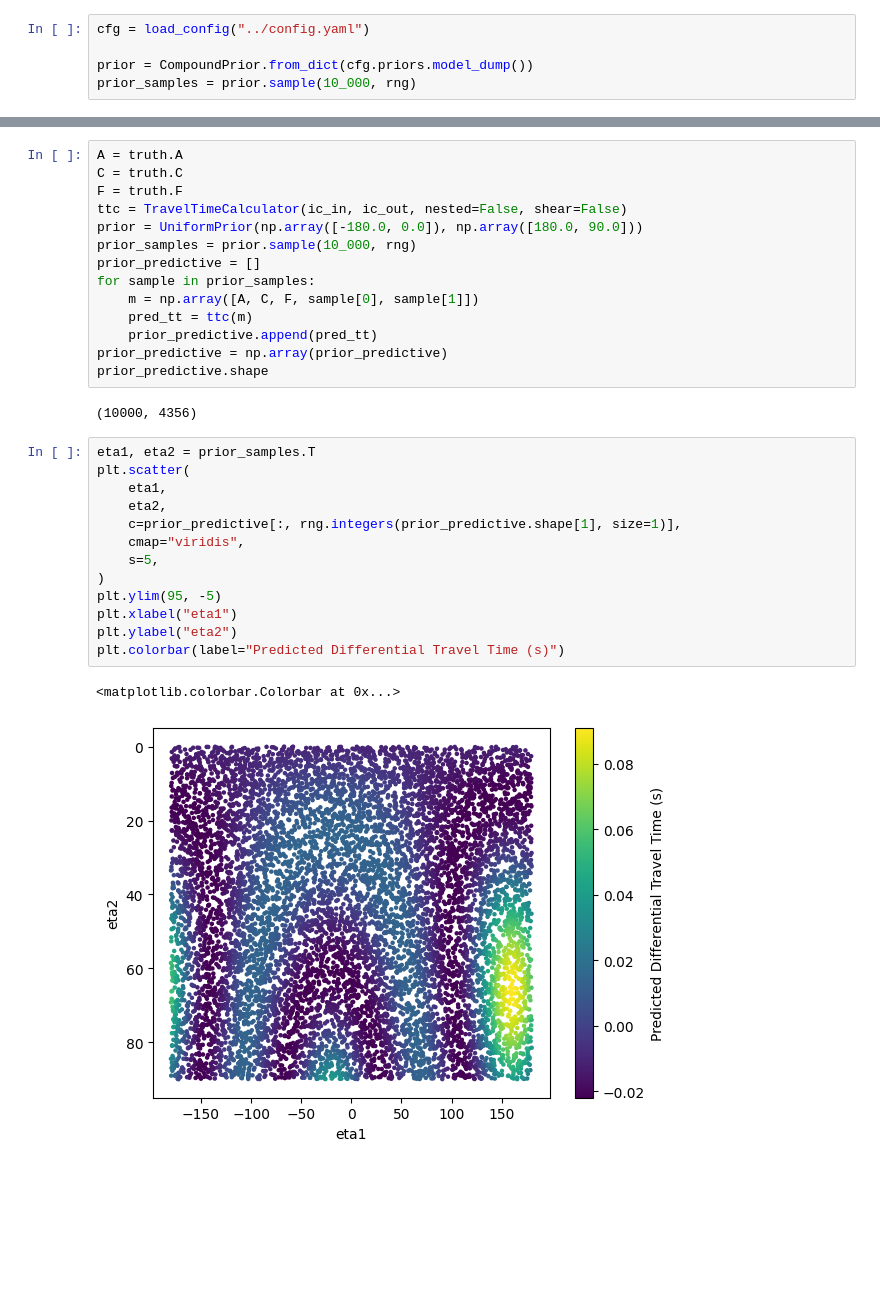
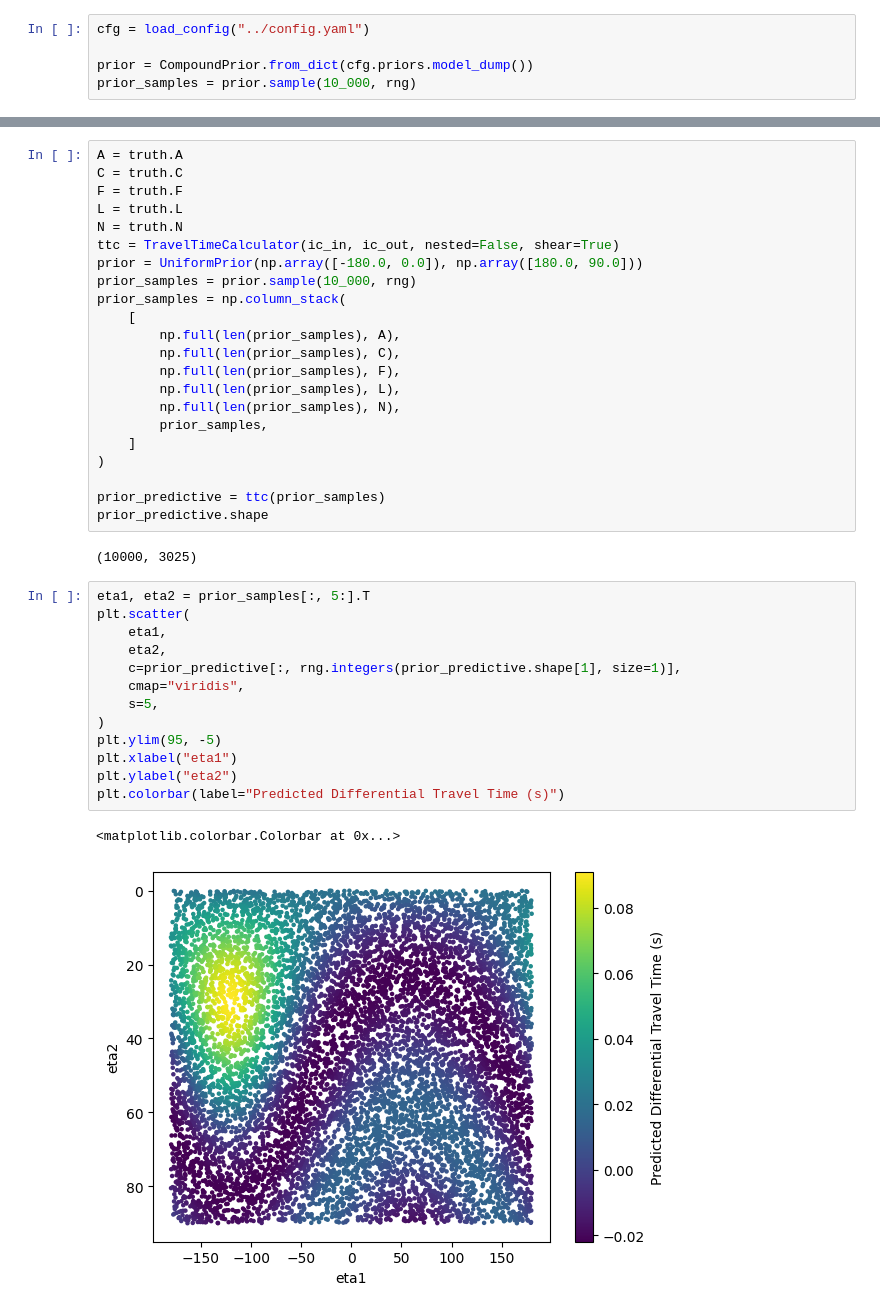
Before and after one commit to auggiemarignier/icanisddr, a Jupyter notebook: experiments/bulkic/notebooks/prior_predictive.ipynb, the cells around one changed output, grey strips where cells are left out. Cells and saved outputs as stored; diff of their text form; blank space fills up the shorter version.

```diff
--- a/experiments/bulkic/notebooks/prior_predictive.ipynb
+++ b/experiments/bulkic/notebooks/prior_predictive.ipynb
@@ -100,34 +96,42 @@ ax.axhline(0.0, color="k", lw=1.0)
 A = truth.A
 C = truth.C
 F = truth.F
-ttc = TravelTimeCalculator(ic_in, ic_out, nested=False, shear=False)
+L = truth.L
+N = truth.N
+ttc = TravelTimeCalculator(ic_in, ic_out, nested=False, shear=True)
 prior = UniformPrior(np.array([-180.0, 0.0]), np.array([180.0, 90.0]))
 prior_samples = prior.sample(10_000, rng)
-prior_predictive = []
-for sample in prior_samples:
-    m = np.array([A, C, F, sample[0], sample[1]])
-    pred_tt = ttc(m)
-    prior_predictive.append(pred_tt)
-prior_predictive = np.array(prior_predictive)
+prior_samples = np.column_stack(
+    [
+        np.full(len(prior_samples), A),
+        np.full(len(prior_samples), C),
+        np.full(len(prior_samples), F),
+        np.full(len(prior_samples), L),
+        np.full(len(prior_samples), N),
+        prior_samples,
+    ]
+)
+
+prior_predictive = ttc(prior_samples)
 prior_predictive.shape
 # %% [output]
-(10000, 4356)
+(10000, 3025)
 # %%
-eta1, eta2 = prior_samples.T
+eta1, eta2 = prior_samples[:, 5:].T
 plt.scatter(
     eta1,
     eta2,
     c=prior_predictive[:, rng.integers(prior_predictive.shape[1], size=1)],
     cmap="viridis",
     s=5,
 )
 plt.ylim(95, -5)
 plt.xlabel("eta1")
 plt.ylabel("eta2")
 plt.colorbar(label="Predicted Differential Travel Time (s)")
 # %% [output]
 <matplotlib.colorbar.Colorbar at 0x...>
-[figure, old version]
+[figure, new version]
 # %%
 fig, ax = plt.subplots(
     1,
```
Also changed, not shown: parts of 10 cells of this notebook.
